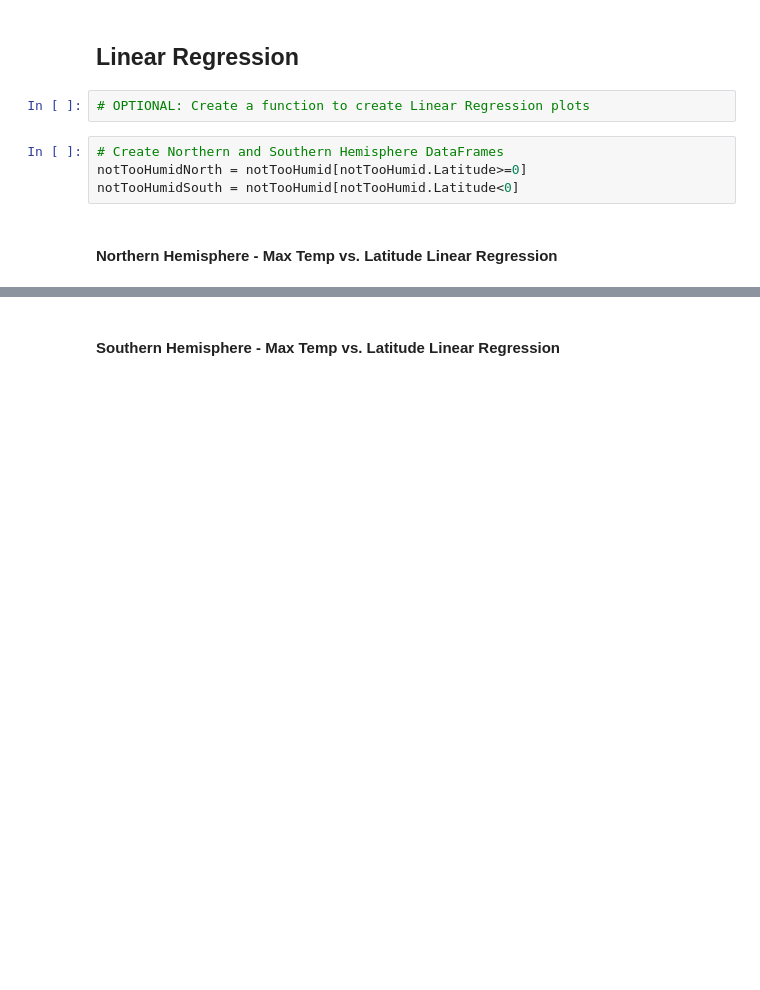
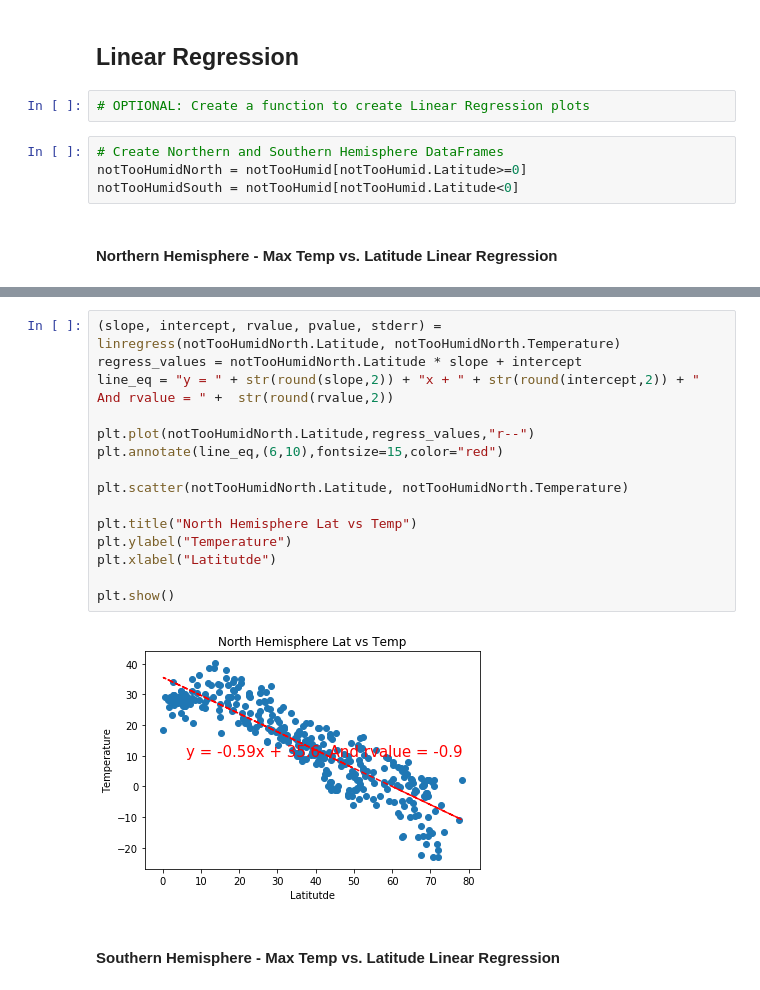
Before and after one commit to jleibfried/python-api-challenge, a Jupyter notebook: WeatherPy/WeatherPy.ipynb, the cells around one changed output, grey strips where cells are left out. Cells and saved outputs as stored; diff of their text form; blank space fills up the shorter version.

```diff
--- a/WeatherPy/WeatherPy.ipynb
+++ b/WeatherPy/WeatherPy.ipynb
@@ -265,2 +262,19 @@ notTooHumid.head(20)
+# %%
+(slope, intercept, rvalue, pvalue, stderr) = linregress(notTooHumidNorth.Latitude, notTooHumidNorth.Temperature)
+regress_values = notTooHumidNorth.Latitude * slope + intercept
+line_eq = "y = " + str(round(slope,2)) + "x + " + str(round(intercept,2)) + "  And rvalue = " +  str(round(rvalue,2))
+
+plt.plot(notTooHumidNorth.Latitude,regress_values,"r--")
+plt.annotate(line_eq,(6,10),fontsize=15,color="red")
+
+plt.scatter(notTooHumidNorth.Latitude, notTooHumidNorth.Temperature)
+
+plt.title("North Hemisphere Lat vs Temp")
+plt.ylabel("Temperature")
+plt.xlabel("Latitutde")
+
+plt.show()
+# %% [output]
+[figure, added]
 # %% [markdown]
 ####  Southern Hemisphere - Max Temp vs. Latitude Linear Regression
```
Also changed, not shown: parts of 12 cells of this notebook, 1 other file.
